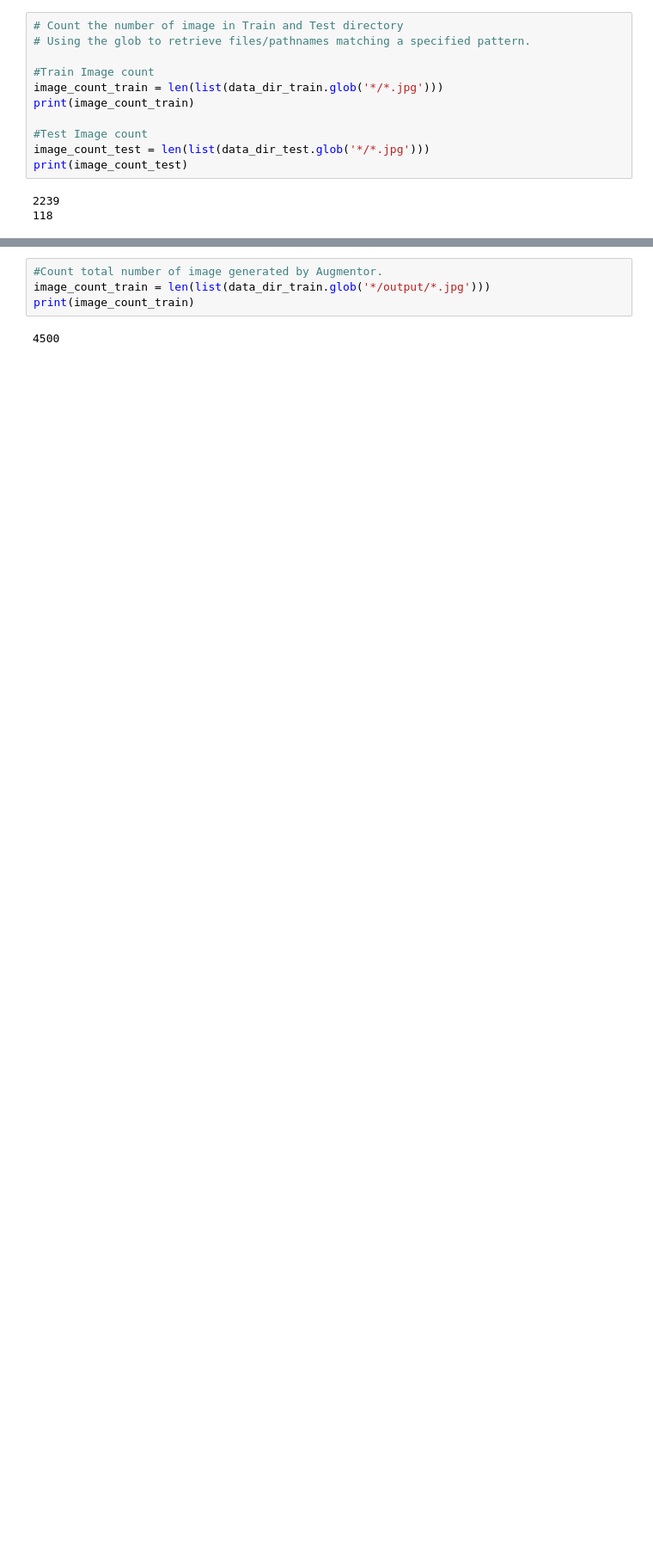
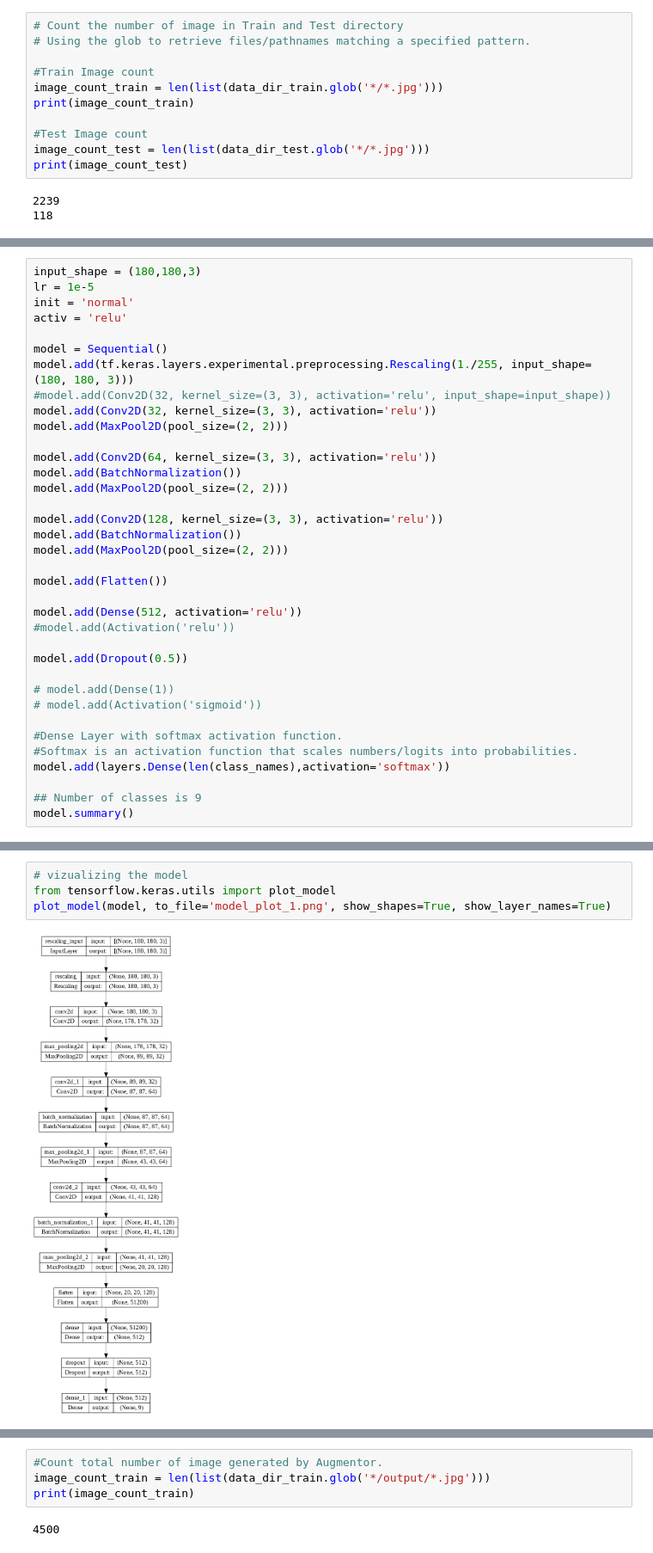
Before and after one commit to pravin691983/MelanomaDetectionAssignment, a Jupyter notebook: PRAVIN_TAWADE.ipynb, the cells around one changed output, grey strips where cells are left out. Shown at 86% size. Drawn from its saved outputs; the diff is of its cells as text; blank space fills up the shorter version.

```diff
--- a/PRAVIN_TAWADE.ipynb
+++ b/PRAVIN_TAWADE.ipynb
@@ -156,0 +262,36 @@ sns.barplot(x="No. of Image", y="Class", data=df,
+# %%
+input_shape = (180,180,3)
+lr = 1e-5
+init = 'normal'
+activ = 'relu'
+
+model = Sequential()
+model.add(tf.keras.layers.experimental.preprocessing.Rescaling(1./255, input_shape=(180, 180, 3)))
+#model.add(Conv2D(32, kernel_size=(3, 3), activation='relu', input_shape=input_shape))
+model.add(Conv2D(32, kernel_size=(3, 3), activation='relu'))
+model.add(MaxPool2D(pool_size=(2, 2)))
+
+model.add(Conv2D(64, kernel_size=(3, 3), activation='relu'))
+model.add(BatchNormalization())
+model.add(MaxPool2D(pool_size=(2, 2)))
+
+model.add(Conv2D(128, kernel_size=(3, 3), activation='relu'))
+model.add(BatchNormalization())
+model.add(MaxPool2D(pool_size=(2, 2)))
+
+model.add(Flatten())
+
+model.add(Dense(512, activation='relu'))
+#model.add(Activation('relu'))
+
+model.add(Dropout(0.5))
+
+# model.add(Dense(1))
+# model.add(Activation('sigmoid'))
+
+#Dense Layer with softmax activation function.
+#Softmax is an activation function that scales numbers/logits into probabilities.
+model.add(layers.Dense(len(class_names),activation='softmax'))
+
+## Number of classes is 9
+model.summary()
@@ -156,0 +316,6 @@ sns.barplot(x="No. of Image", y="Class", data=df,
+# %%
+# vizualizing the model
+from tensorflow.keras.utils import plot_model
+plot_model(model, to_file='model_plot_1.png', show_shapes=True, show_layer_names=True)
+# %% [output]
+[figure, added]
```
Also changed, not shown: parts of 113 cells of this notebook.
